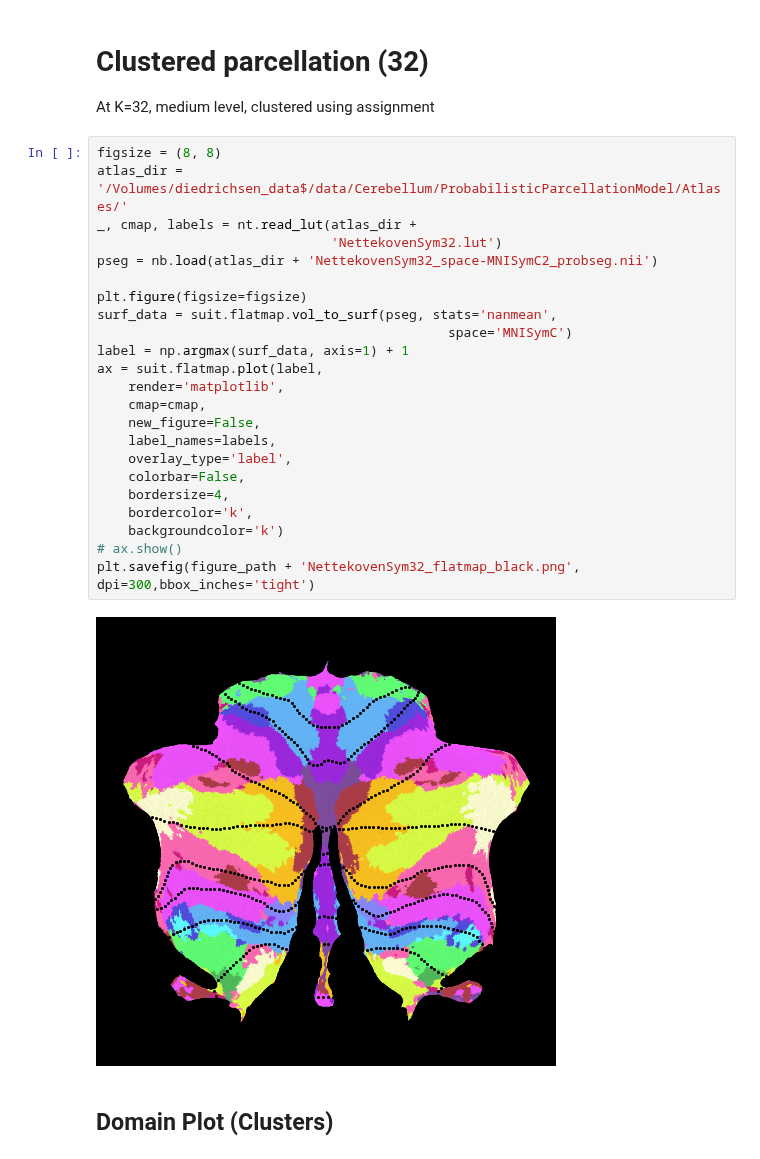
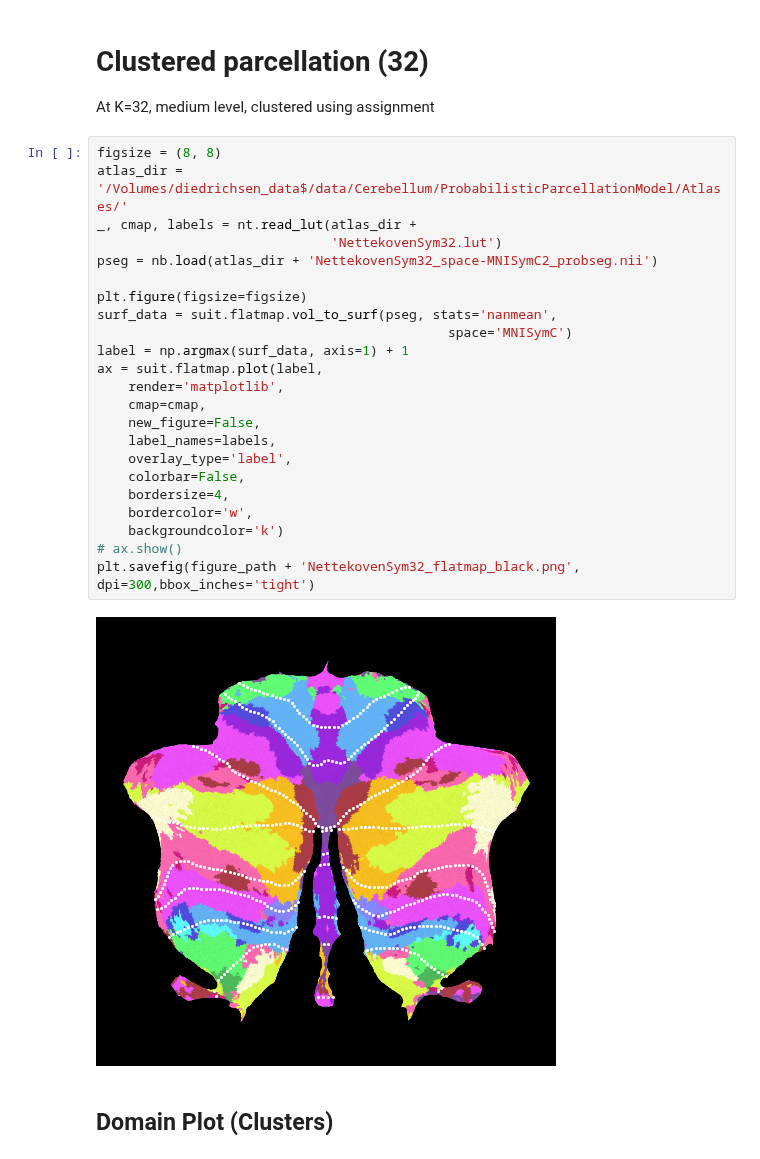
Before and after one commit to DiedrichsenLab/ProbabilisticParcellation, a Jupyter notebook: notebooks/atlas_paper/symmetry_flatmaps_black.ipynb, the cells around one changed output. Saved outputs shown, nothing was run; the diff lists cells and outputs as text.

```diff
--- a/notebooks/atlas_paper/symmetry_flatmaps_black.ipynb
+++ b/notebooks/atlas_paper/symmetry_flatmaps_black.ipynb
@@ -49,28 +48,28 @@ At K=32, medium level, clustered using assignment
 # %%
 figsize = (8, 8)
 atlas_dir = '/Volumes/diedrichsen_data$/data/Cerebellum/ProbabilisticParcellationModel/Atlases/'
 _, cmap, labels = nt.read_lut(atlas_dir +
                               'NettekovenSym32.lut')
 pseg = nb.load(atlas_dir + 'NettekovenSym32_space-MNISymC2_probseg.nii')
 
 plt.figure(figsize=figsize)
 surf_data = suit.flatmap.vol_to_surf(pseg, stats='nanmean',
                                              space='MNISymC')
 label = np.argmax(surf_data, axis=1) + 1
 ax = suit.flatmap.plot(label,
     render='matplotlib',
     cmap=cmap,
     new_figure=False,
     label_names=labels,
     overlay_type='label',
     colorbar=False,
     bordersize=4,
-    bordercolor='k',
+    bordercolor='w',
     backgroundcolor='k')
 # ax.show()
 plt.savefig(figure_path + 'NettekovenSym32_flatmap_black.png', dpi=300,bbox_inches='tight')
 # %% [output]
-[figure, old version]
+[figure, new version]
 # %% [markdown]
 ## Domain Plot (Clusters)
 # %%
```
Also changed, not shown: parts of 2 cells of this notebook, 1 other file.
